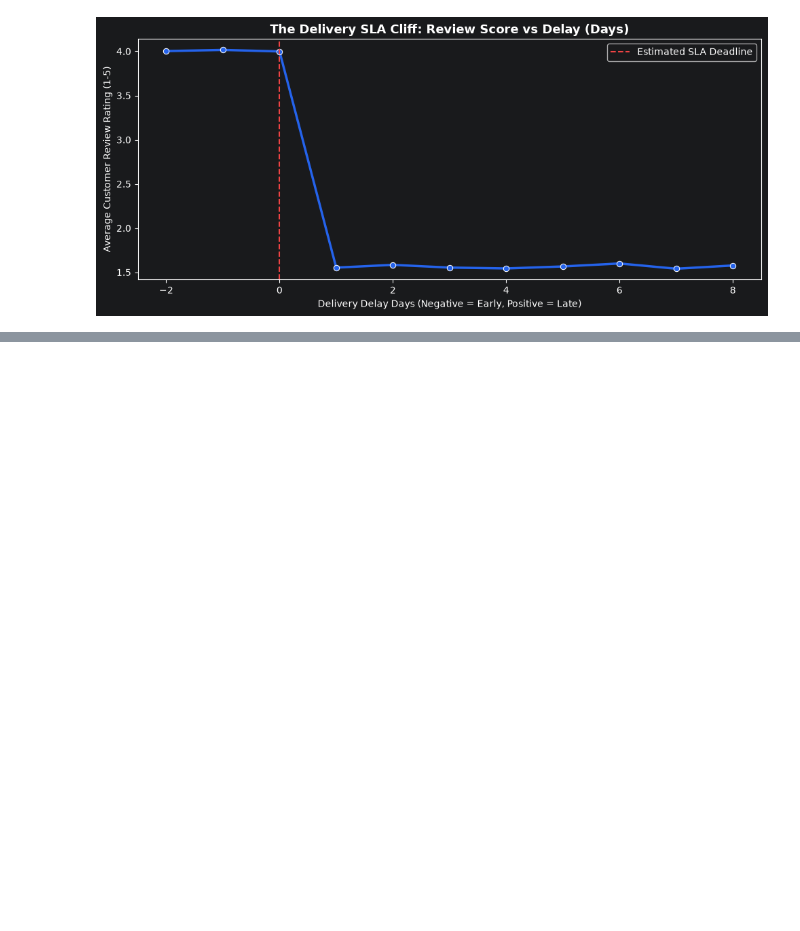
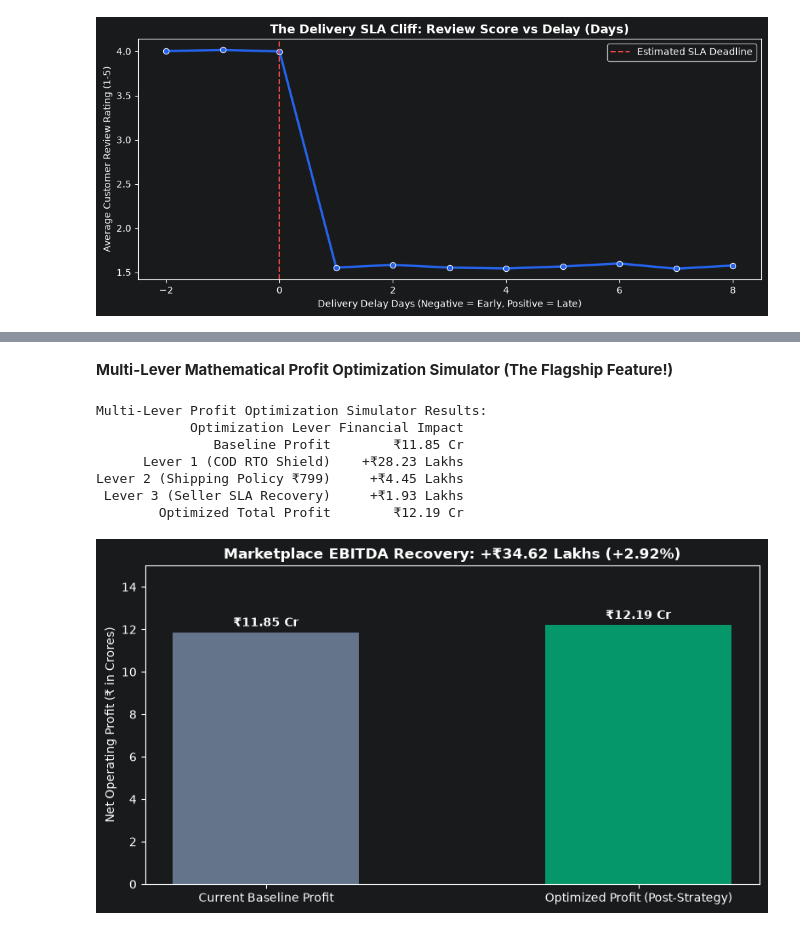
Before and after one commit to pratham-mistari/smart-profit-optimizer, a Jupyter notebook: analysis.ipynb, the cells around one changed output, grey strips where cells are left out. Drawn from its saved outputs; the diff is of its cells as text; code cells hidden in the pictures; blank space fills up the shorter version.

```diff
--- a/analysis.ipynb
+++ b/analysis.ipynb
@@ -162,0 +285,57 @@ courier_partner  shipment_volume  delay_rate_pct  avg_review_score
+# %% [markdown]
+ **Multi-Lever Mathematical Profit Optimization Simulator (The Flagship Feature!)**
+# %%
+import pandas as pd
+import matplotlib.pyplot as plt
+import seaborn as sns
+
+# Baseline operational profit before optimization
+baseline_profit_cr = df['net_profit_inr'].sum() / 10000000
+
+# Lever 1: COD Shield - Prevent 40% of COD RTO orders and convert to delivered sales
+cod_rto_orders = df[(df['payment_method'] == 'Cash on Delivery (COD)') & (df['order_status'] == 'RTO / Returned')]
+saved_cod_orders = int(len(cod_rto_orders) * 0.40)
+freight_saved_lakhs = (saved_cod_orders * 110) / 100000
+margin_recovered_lakhs = (saved_cod_orders * cod_rto_orders['order_value_inr'].mean() * 0.20) / 100000
+lever1_cod_lakhs = freight_saved_lakhs + margin_recovered_lakhs
+
+# Lever 2: Shipping Fee Optimization - Introduce Rs 40 fee on orders between Rs 499 and Rs 799
+sub_799_orders = df[(df['order_value_inr'] >= 499) & (df['order_value_inr'] < 799)]
+lever2_shipping_lakhs = (len(sub_799_orders) * 40) / 100000
+
+# Lever 3: Chronic Late Seller SLA Penalty - Recover Rs 50 penalty on delayed partner dispatches
+delayed_seller_orders = df[(df['is_chronic_late_seller'] == True) & (df['is_delayed'] == True)]
+lever3_penalty_lakhs = (len(delayed_seller_orders) * 50) / 100000
+
+# Aggregate total recovered profit across all levers
+total_recovered_lakhs = lever1_cod_lakhs + lever2_shipping_lakhs + lever3_penalty_lakhs
+total_recovered_cr = total_recovered_lakhs / 100
+optimized_profit_cr = baseline_profit_cr + total_recovered_cr
+
+# Summary Table of Simulator Results
+sim_summary = pd.DataFrame({
+    'Optimization Lever': ['Baseline Profit', 'Lever 1 (COD RTO Shield)', 'Lever 2 (Shipping Policy ₹799)', 'Lever 3 (Seller SLA Recovery)', 'Optimized Total Profit'],
+    'Financial Impact': [f"₹{baseline_profit_cr:.2f} Cr", f"+₹{lever1_cod_lakhs:.2f} Lakhs", f"+₹{lever2_shipping_lakhs:.2f} Lakhs", f"+₹{lever3_penalty_lakhs:.2f} Lakhs", f"₹{optimized_profit_cr:.2f} Cr"]
+})
+print("Multi-Lever Profit Optimization Simulator Results:")
+print(sim_summary.to_string(index=False))
+
+# Plot baseline vs optimized profit comparison
+plt.figure(figsize=(8, 4.5))
+bars = plt.bar(['Current Baseline Profit', 'Optimized Profit (Post-Strategy)'], [baseline_profit_cr, optimized_profit_cr], color=['#64748B', '#059669'], width=0.5)
+plt.title(f"Marketplace EBITDA Recovery: +₹{total_recovered_lakhs:.2f} Lakhs (+{(total_recovered_cr/baseline_profit_cr)*100:.2f}%)", fontsize=12, fontweight='bold')
+plt.ylabel("Net Operating Profit (₹ in Crores)")
+plt.ylim(0, 15)
+for bar in bars:
+    plt.text(bar.get_x() + bar.get_width()/2, bar.get_height() + 0.3, f"₹{bar.get_height():.2f} Cr", ha='center', fontweight='bold')
+plt.tight_layout()
+plt.show()
+# %% [output]
+Multi-Lever Profit Optimization Simulator Results:
+            Optimization Lever Financial Impact
+               Baseline Profit        ₹11.85 Cr
+      Lever 1 (COD RTO Shield)    +₹28.23 Lakhs
+Lever 2 (Shipping Policy ₹799)     +₹4.45 Lakhs
+ Lever 3 (Seller SLA Recovery)     +₹1.93 Lakhs
+        Optimized Total Profit        ₹12.19 Cr
+[figure, added]
```
Also changed, not shown: parts of 10 cells of this notebook, 2 other files.
